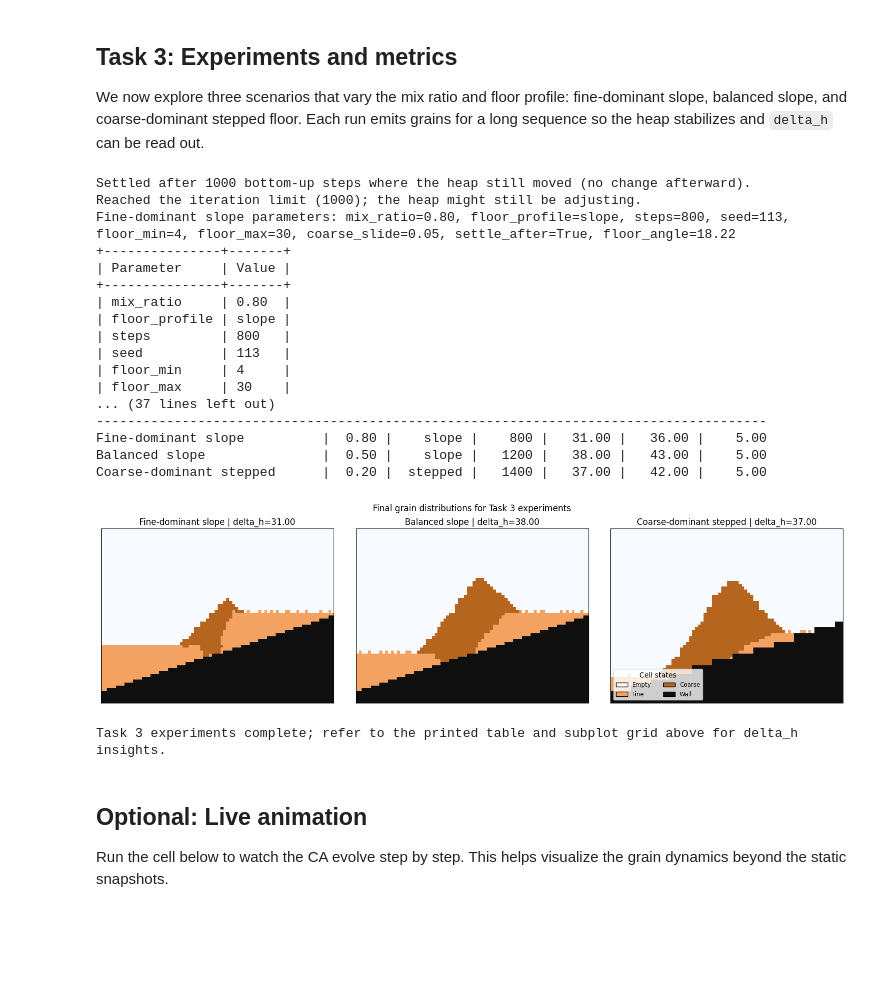
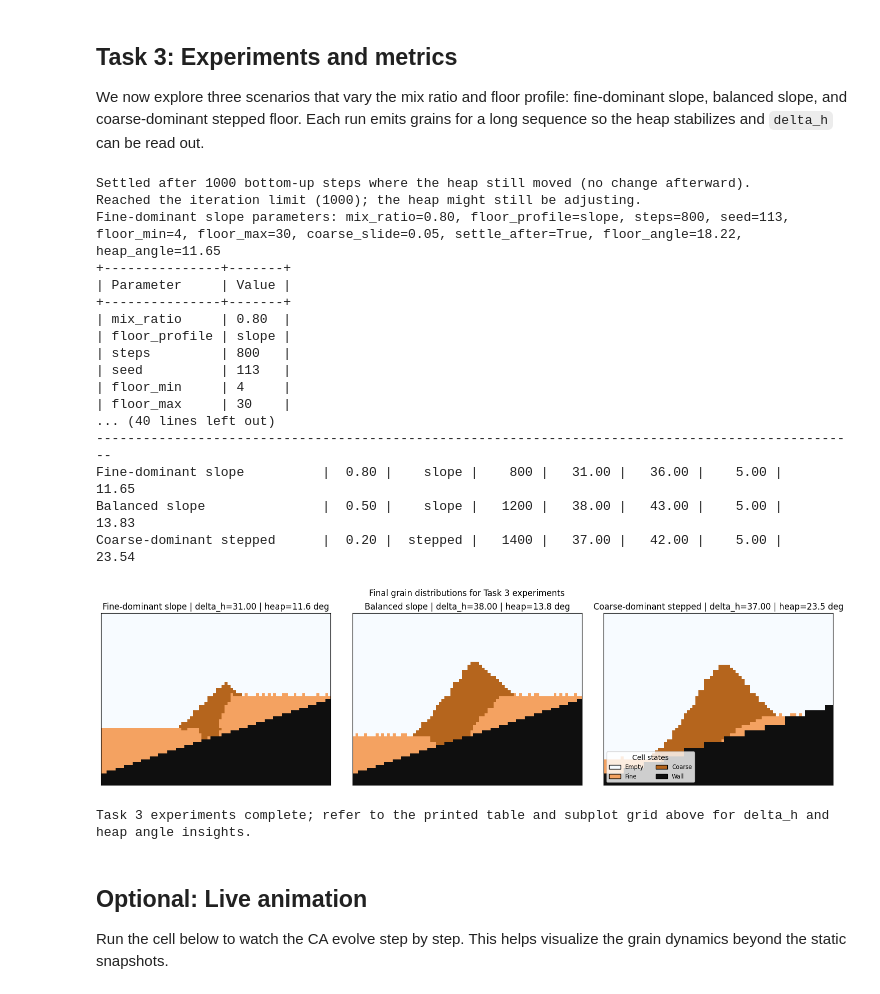
Before and after one commit to Schimpfen/FallingSand, a Jupyter notebook: fallingsand.ipynb, the cells around one changed output. Drawn from its saved outputs; the diff is of its cells as text; code cells hidden in the pictures; blank space fills up the shorter version.

```diff
--- a/fallingsand.ipynb
+++ b/fallingsand.ipynb
@@ -252,6 +282,7 @@ The next code cell imports matplotlib, configures a consistent color map, and wr
 
 The checklist above mirrors the concept notes in `concept.md` so the implementation never drifts from the original reasoning.
 # %%
+
 from typing import Optional, Tuple
 
 import math
@@ -353,7 +384,7 @@ def plot_grid(engine: SimulationEngine, *, ax=None, colorbar=False, legend=True)
     im = ax.imshow(grid, cmap=C_MAP, norm=C_NORM, origin="upper")
     metrics = engine.metrics()
     angle = engine.floor_angle
-    title = f"mix {engine.mix_ratio:.2f}, delta_h {metrics.delta_h:.2f}"
+    title = f"mix {engine.mix_ratio:.2f}, delta_h {metrics.delta_h:.2f}, heap_angle {metrics.heap_angle:.1f} deg"
     if angle:
         title += f", slope {angle:.1f} degrees"
     ax.set_title(title)
@@ -412,6 +443,7 @@ def run_simulation(
         coarse_slide=coarse_slide,
         settle_after=settle_after,
         floor_angle=engine.floor_angle,
+        heap_angle=engine.metrics().heap_angle,
     )
     return engine
 
@@ -469,6 +501,7 @@ def animate_simulation(
         floor_max=GRID_HEIGHT // 2,
         coarse_slide=coarse_slide,
         floor_angle=engine.floor_angle,
+        heap_angle=engine.metrics().heap_angle,
     )
     return HTML(anim.to_jshtml())
 
@@ -640,6 +680,7 @@ Calibration run complete; delta_h = 33.00 and the heap plot is above.
 
 We now explore three scenarios that vary the mix ratio and floor profile: fine-dominant slope, balanced slope, and coarse-dominant stepped floor. Each run emits grains for a long sequence so the heap stabilizes and `delta_h` can be read out.
 # %%
+
 experiment_specs = [
     ("Fine-dominant slope", 0.8, FloorProfile.SLOPE, 800, 113),
     ("Balanced slope", 0.5, FloorProfile.SLOPE, 1200, 214),
@@ -657,55 +698,68 @@ for label, mix, profile, steps, seed in experiment_specs:
         description=label,
     )
     metrics = engine.metrics()
-    records.append((label, mix, profile.value, steps, metrics.delta_h, metrics.top_height, metrics.bottom_height))
+    records.append(
+        (
+            label,
+            mix,
+            profile.value,
+            steps,
+            metrics.delta_h,
+            metrics.top_height,
+            metrics.bottom_height,
+            metrics.heap_angle,
+        )
+    )
     engines.append((label, engine))
 
-row_fmt = "{:<28} | {:>5} | {:>8} | {:>6} | {:>7} | {:>7} | {:>7}"
-headers = ["Experiment", "Mix", "Floor", "Steps", "delta_h", "Top", "Bottom"]
+row_fmt = "{:<28} | {:>5} | {:>8} | {:>6} | {:>7} | {:>7} | {:>7} | {:>9}"
+headers = ["Experiment", "Mix", "Floor", "Steps", "delta_h", "Top", "Bottom", "heap_deg"]
 header_line = row_fmt.format(*headers)
 print(header_line)
 print("-" * len(header_line))
-for label, mix, floor, steps, delta_h, top, bottom in records:
+for label, mix, floor, steps, delta_h, top, bottom, heap_angle in records:
     print(
         row_fmt.format(
             label,
             f"{mix:.2f}",
             floor,
             steps,
             f"{delta_h:.2f}",
             f"{top:.2f}",
             f"{bottom:.2f}",
+            f"{heap_angle:.2f}",
         )
     )
 
 fig, axes = plt.subplots(1, len(engines), figsize=(15, 4), constrained_layout=True)
 for ax, (label, engine) in zip(axes, engines):
     add_legend = ax is axes[-1]
     plot_grid(engine, ax=ax, colorbar=False, legend=add_legend)
-    ax.set_title(f"{label} | delta_h={engine.metrics().delta_h:.2f}")
+    metrics = engine.metrics()
+    ax.set_title(f"{label} | delta_h={metrics.delta_h:.2f} | heap={metrics.heap_angle:.1f} deg")
 fig.suptitle("Final grain distributions for Task 3 experiments")
 plt.show()
-print("Task 3 experiments complete; refer to the printed table and subplot grid above for delta_h insights.")
+print("Task 3 experiments complete; refer to the printed table and subplot grid above for delta_h and heap angle insights.")
 # %% [output]
 Settled after 1000 bottom-up steps where the heap still moved (no change afterward).
 Reached the iteration limit (1000); the heap might still be adjusting.
-Fine-dominant slope parameters: mix_ratio=0.80, floor_profile=slope, steps=800, seed=113, floor_min=4, floor_max=30, coarse_slide=0.05, settle_after=True, floor_angle=18.22
+Fine-dominant slope parameters: mix_ratio=0.80, floor_profile=slope, steps=800, seed=113, floor_min=4, floor_max=30, coarse_slide=0.05, settle_after=True, floor_angle=18.22, heap_angle=11.65
 +---------------+-------+
 | Parameter     | Value |
 +---------------+-------+
 | mix_ratio     | 0.80  |
 | floor_profile | slope |
 | steps         | 800   |
 | seed          | 113   |
 | floor_min     | 4     |
 | floor_max     | 30    |
-... (37 lines left out)
---------------------------------------------------------------------------------------
-Fine-dominant slope          |  0.80 |    slope |    800 |   31.00 |   36.00 |    5.00
-Balanced slope               |  0.50 |    slope |   1200 |   38.00 |   43.00 |    5.00
-Coarse-dominant stepped      |  0.20 |  stepped |   1400 |   37.00 |   42.00 |    5.00
+... (40 lines left out)
+--------------------------------------------------------------------------------------------------
+Fine-dominant slope          |  0.80 |    slope |    800 |   31.00 |   36.00 |    5.00 |     11.65
+Balanced slope               |  0.50 |    slope |   1200 |   38.00 |   43.00 |    5.00 |     13.83
+Coarse-dominant stepped      |  0.20 |  stepped |   1400 |   37.00 |   42.00 |    5.00 |     23.54
-[figure, old version]
+[figure, new version]
-Task 3 experiments complete; refer to the printed table and subplot grid above for delta_h insights.
+Task 3 experiments complete; refer to the printed table and subplot grid above for delta_h and heap angle insights.
 # %% [markdown]
 ## Optional: Live animation
 
```
Also changed, not shown: parts of 4 cells of this notebook, 12 other files.
